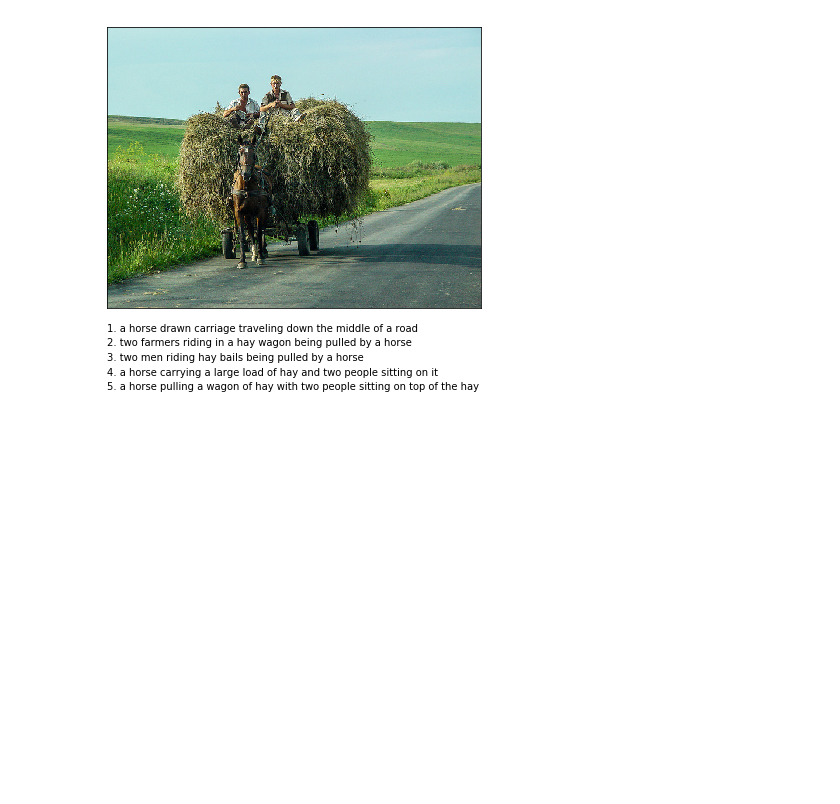
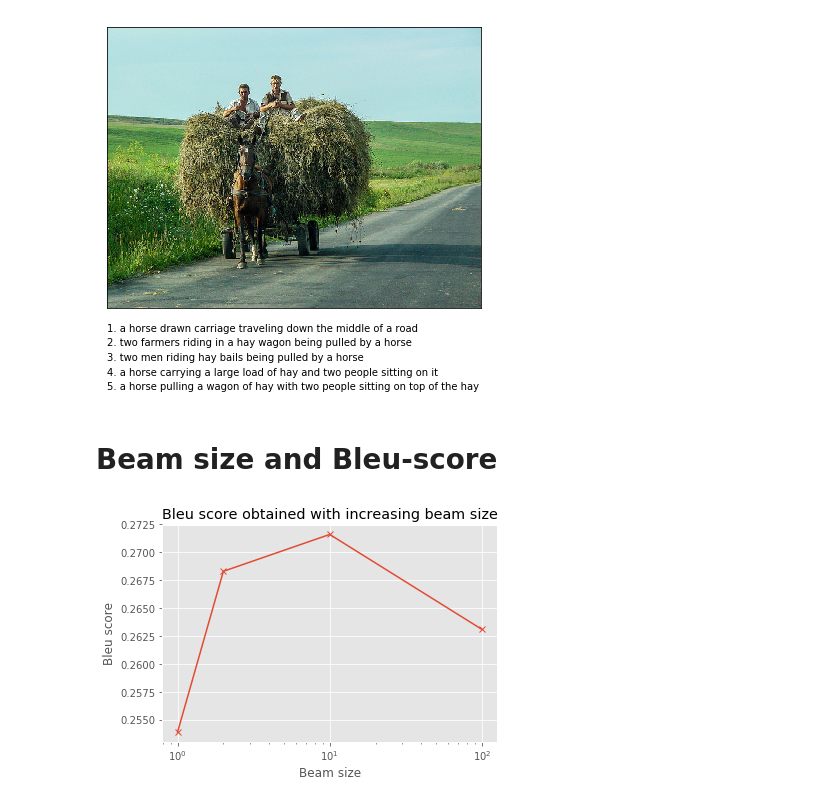
Before and after one commit to seb5666/image_captions, a Jupyter notebook: evaluation/Figures.ipynb, the cells around one changed output. Drawn from its saved outputs; the diff is of its cells as text; code cells hidden in the pictures; blank space fills up the shorter version.

```diff
--- a/evaluation/Figures.ipynb
+++ b/evaluation/Figures.ipynb
@@ -5,6 +5,8 @@ from matplotlib import pyplot as plt
 import json
 import sys
 import csv
+
+plt.style.use('ggplot')
 # %%
 sys.path.append("../inference") # go to parent dir
 sys.path.append("../utils") # go to parent dir
@@ -96,5 +98,21 @@ for i, caption in enumerate(captions):
 plt.savefig('../../dissertation/figs/example_image.png', dpi=300, bbox_inches='tight')
 # %% [output]
 [figure]
-# %% [markdown]
-#
+# %% [markdown]
+# Beam size and Bleu-score
+# %%
+beam_sizes = [1,2,10,100]
+beam_bleu_scores = [0.2539, 0.2683, 0.2716, 0.2631]
+unigram_overlap_bleu_scores = [0.2539, 0.2647, 0.2561, 0.2460]
+unigram_precision_bleu_scores = [0.2539, 0.25, 0, 0]
+bigram_overlap_bleu_scores = [0.2539, 0.2682, 0.2723, 0.2713]
+bigram_precision_bleu_scores = [0, 0, 0, 0]
+hidden_vector_bleu_scores = [0.2539, 0.2607, 0.2278, 0.1267]
+plt.plot(beam_sizes, beam_bleu_scores, 'x-')
+plt.xlabel('Beam size')
+plt.ylabel('Bleu score')
+plt.xscale('log')
+plt.title("Bleu score obtained with increasing beam size")
+plt.savefig('../../dissertation/figs/beam_size_bleu.png', bbox_inches='tight')
+# %% [output]
+[figure, added]
```
Also changed, not shown: parts of 1 cell of this notebook, 1 other file.
